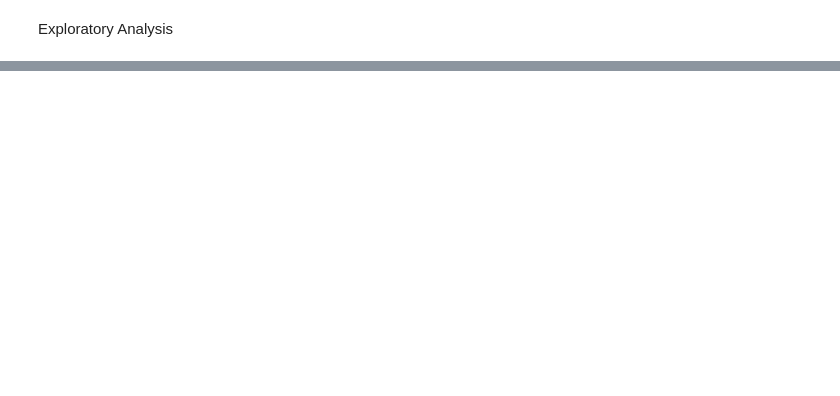
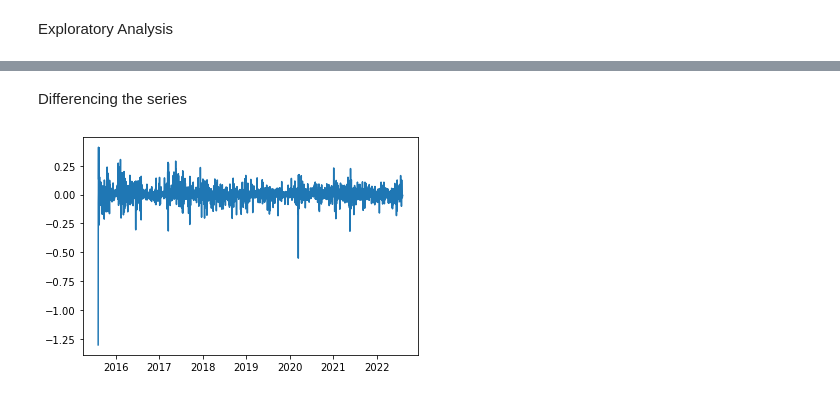
Before and after one commit to oluwadamilarejoshua/Ethereum-historical-data-from-coinbase, a Jupyter notebook: Ethereum Analysis.ipynb, the cells around one changed output, grey strips where cells are left out. Drawn from its saved outputs; the diff is of its cells as text; code cells hidden in the pictures; blank space fills up the shorter version.

```diff
--- a/Ethereum Analysis.ipynb
+++ b/Ethereum Analysis.ipynb
@@ -93,0 +127,6 @@ MergeError: Must pass right_on or right_index=True
+# %%
+ts_log = np.log(ts)
+plot.plot(ts_log,color="green")
+plot.show()
+
+test_stationarity(ts_log)
@@ -93,0 +143,8 @@ MergeError: Must pass right_on or right_index=True
+# %% [markdown]
+Differencing the series
+# %%
+ts_log_diff = ts_log - ts_log.shift()
+plot.plot(ts_log_diff)
+plot.show()
+# %% [output]
+[figure, added]
```
Also changed, not shown: parts of 37 cells of this notebook, 1 other file.
